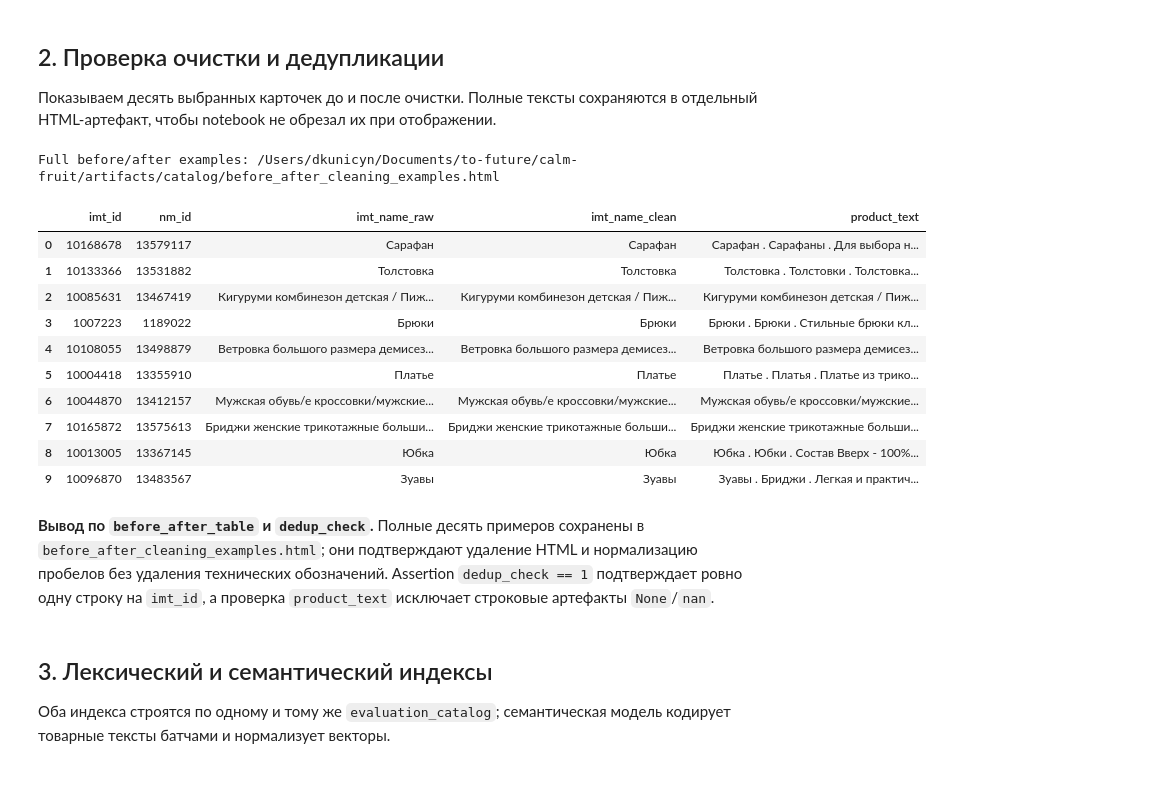
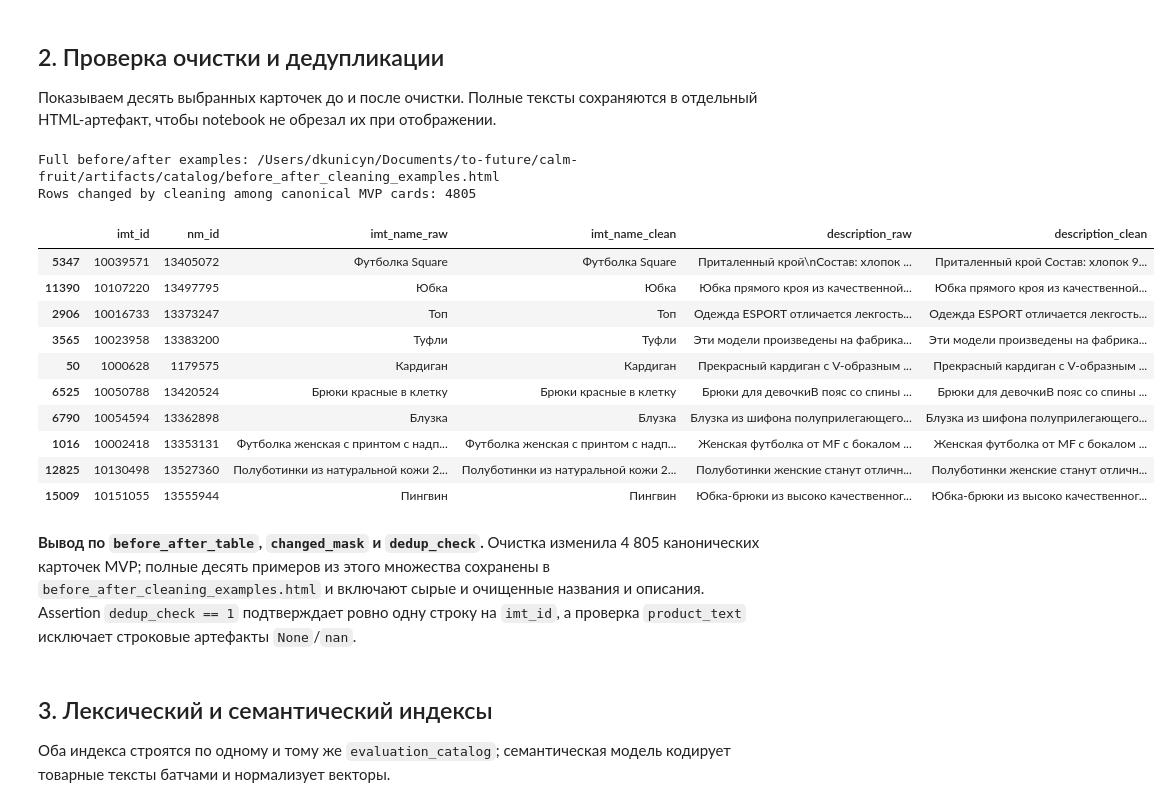
Before and after one commit to dek0o/calm-fruit, a Jupyter notebook: notebooks/02_catalog_and_indexes.ipynb, the cells around one changed output. Cells and saved outputs as stored; diff of their text form; code cells hidden in the pictures; blank space fills up the shorter version.

```diff
--- a/notebooks/02_catalog_and_indexes.ipynb
+++ b/notebooks/02_catalog_and_indexes.ipynb
@@ -85,33 +85,38 @@ display(evaluation_catalog[['imt_id', 'imt_name', 'subj_root_name', 'subj_name',
 
 Показываем десять выбранных карточек до и после очистки. Полные тексты сохраняются в отдельный HTML-артефакт, чтобы notebook не обрезал их при отображении.
 # %%
-before_after = evaluation_catalog.sample(n=min(10, len(evaluation_catalog)), random_state=SEED).copy()
-raw_before = products_raw.loc[before_after.source_row, ['imt_id', 'nm_id', 'imt_name', 'description']].reset_index(drop=True)
-after_cleaning = before_after[['imt_id', 'nm_id', 'imt_name', 'description', 'product_text']].reset_index(drop=True)
-before_after_table = raw_before.merge(after_cleaning, on=['imt_id', 'nm_id'], suffixes=('_raw', '_clean'), validate='one_to_one')
+canonical_raw = products_raw.loc[full_catalog.source_row, ['imt_id', 'nm_id', 'imt_name', 'description']].reset_index(drop=True)
+canonical_clean = full_catalog[['imt_id', 'nm_id', 'imt_name', 'description', 'product_text']].reset_index(drop=True)
+canonical_comparison = canonical_raw.merge(canonical_clean, on=['imt_id', 'nm_id'], suffixes=('_raw', '_clean'), validate='one_to_one')
+changed_mask = canonical_comparison.imt_name_raw.ne(canonical_comparison.imt_name_clean) | canonical_comparison.description_raw.ne(canonical_comparison.description_clean)
+changed_examples = canonical_comparison.loc[changed_mask].sample(n=min(10, int(changed_mask.sum())), random_state=SEED).copy()
+assert len(changed_examples) == min(10, int(changed_mask.sum())) and len(changed_examples) > 0
+before_after_table = changed_examples
 before_after_path = CATALOG_DIR / 'before_after_cleaning_examples.html'
 before_after_table.to_html(before_after_path, index=False, escape=True)
 assert before_after_table.imt_id.nunique() == len(before_after_table)
 assert not evaluation_catalog.product_text.str.contains(r'(?:^| \. )(?:None|nan)(?: \. |$)', case=False, regex=True).any()
 print(f'Full before/after examples: {before_after_path}')
-display(before_after_table[['imt_id', 'nm_id', 'imt_name_raw', 'imt_name_clean', 'product_text']])
+print(f'Rows changed by cleaning among canonical MVP cards: {int(changed_mask.sum())}')
+display(before_after_table[['imt_id', 'nm_id', 'imt_name_raw', 'imt_name_clean', 'description_raw', 'description_clean']])
 dedup_check = full_catalog.groupby('imt_id').size().max()
 assert dedup_check == 1
 # %% [output]
 Full before/after examples: /Users/dkunicyn/Documents/to-future/calm-fruit/artifacts/catalog/before_after_cleaning_examples.html
+Rows changed by cleaning among canonical MVP cards: 4805
-|  | imt_id | nm_id | imt_name_raw | imt_name_clean | product_text |
-| 0 | 10168678 | 13579117 | Сарафан | Сарафан | Сарафан . Сарафаны . Для выбора н... |
-| 1 | 10133366 | 13531882 | Толстовка | Толстовка | Толстовка . Толстовки . Толстовка... |
-| 2 | 10085631 | 13467419 | Кигуруми комбинезон детская / Пиж... | Кигуруми комбинезон детская / Пиж... | Кигуруми комбинезон детская / Пиж... |
-| 3 | 1007223 | 1189022 | Брюки | Брюки | Брюки . Брюки . Стильные брюки кл... |
-| 4 | 10108055 | 13498879 | Ветровка большого размера демисез... | Ветровка большого размера демисез... | Ветровка большого размера демисез... |
-| 5 | 10004418 | 13355910 | Платье | Платье | Платье . Платья . Платье из трико... |
-| 6 | 10044870 | 13412157 | Мужская обувь/е кроссовки/мужские... | Мужская обувь/е кроссовки/мужские... | Мужская обувь/е кроссовки/мужские... |
-| 7 | 10165872 | 13575613 | Бриджи женские трикотажные больши... | Бриджи женские трикотажные больши... | Бриджи женские трикотажные больши... |
-| 8 | 10013005 | 13367145 | Юбка | Юбка | Юбка . Юбки . Состав Вверх - 100%... |
-| 9 | 10096870 | 13483567 | Зуавы | Зуавы | Зуавы . Бриджи . Легкая и практич... |
+|  | imt_id | nm_id | imt_name_raw | imt_name_clean | description_raw | description_clean |
+| 5347 | 10039571 | 13405072 | Футболка Square | Футболка Square | Приталенный крой\nСостав: хлопок ... | Приталенный крой Состав: хлопок 9... |
+| 11390 | 10107220 | 13497795 | Юбка | Юбка | Юбка прямого кроя из качественной... | Юбка прямого кроя из качественной... |
+| 2906 | 10016733 | 13373247 | Топ | Топ | Одежда ESPORT отличается лекгость... | Одежда ESPORT отличается лекгость... |
+| 3565 | 10023958 | 13383200 | Туфли | Туфли | Эти модели произведены на фабрика... | Эти модели произведены на фабрика... |
+| 50 | 1000628 | 1179575 | Кардиган | Кардиган | Прекрасный кардиган с V-образным ... | Прекрасный кардиган с V-образным ... |
+| 6525 | 10050788 | 13420524 | Брюки красные в клетку | Брюки красные в клетку | Брюки для девочкиВ пояс со спины ... | Брюки для девочкиВ пояс со спины ... |
+| 6790 | 10054594 | 13362898 | Блузка | Блузка | Блузка из шифона полуприлегающего... | Блузка из шифона полуприлегающего... |
+| 1016 | 10002418 | 13353131 | Футболка женская с принтом с надп... | Футболка женская с принтом с надп... | Женская футболка от MF с бокалом ... | Женская футболка от MF с бокалом ... |
+| 12825 | 10130498 | 13527360 | Полуботинки из натуральной кожи 2... | Полуботинки из натуральной кожи 2... | Полуботинки женские станут отличн... | Полуботинки женские станут отличн... |
+| 15009 | 10151055 | 13555944 | Пингвин | Пингвин | Юбка-брюки из высоко качественног... | Юбка-брюки из высоко качественног... |
 # %% [markdown]
-**Вывод по `before_after_table` и `dedup_check`.** Полные десять примеров сохранены в `before_after_cleaning_examples.html`; они подтверждают удаление HTML и нормализацию пробелов без удаления технических обозначений. Assertion `dedup_check == 1` подтверждает ровно одну строку на `imt_id`, а проверка `product_text` исключает строковые артефакты `None`/`nan`.
+**Вывод по `before_after_table`, `changed_mask` и `dedup_check`.** Очистка изменила 4 805 канонических карточек MVP; полные десять примеров из этого множества сохранены в `before_after_cleaning_examples.html` и включают сырые и очищенные названия и описания. Assertion `dedup_check == 1` подтверждает ровно одну строку на `imt_id`, а проверка `product_text` исключает строковые артефакты `None`/`nan`.
 # %% [markdown]
 ## 3. Лексический и семантический индексы
 
```
Also changed, not shown: parts of 2 cells of this notebook, 6 other files.
